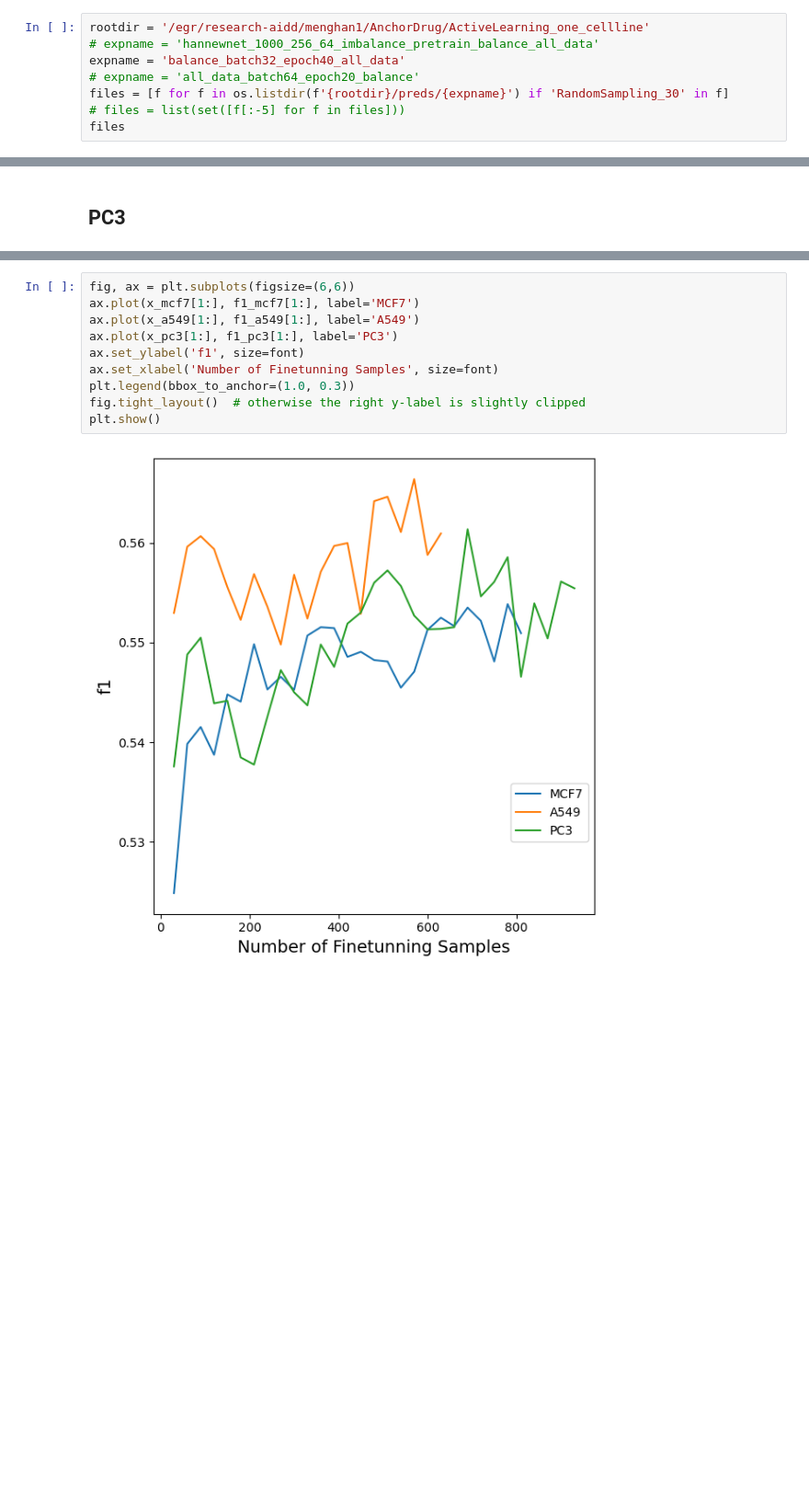
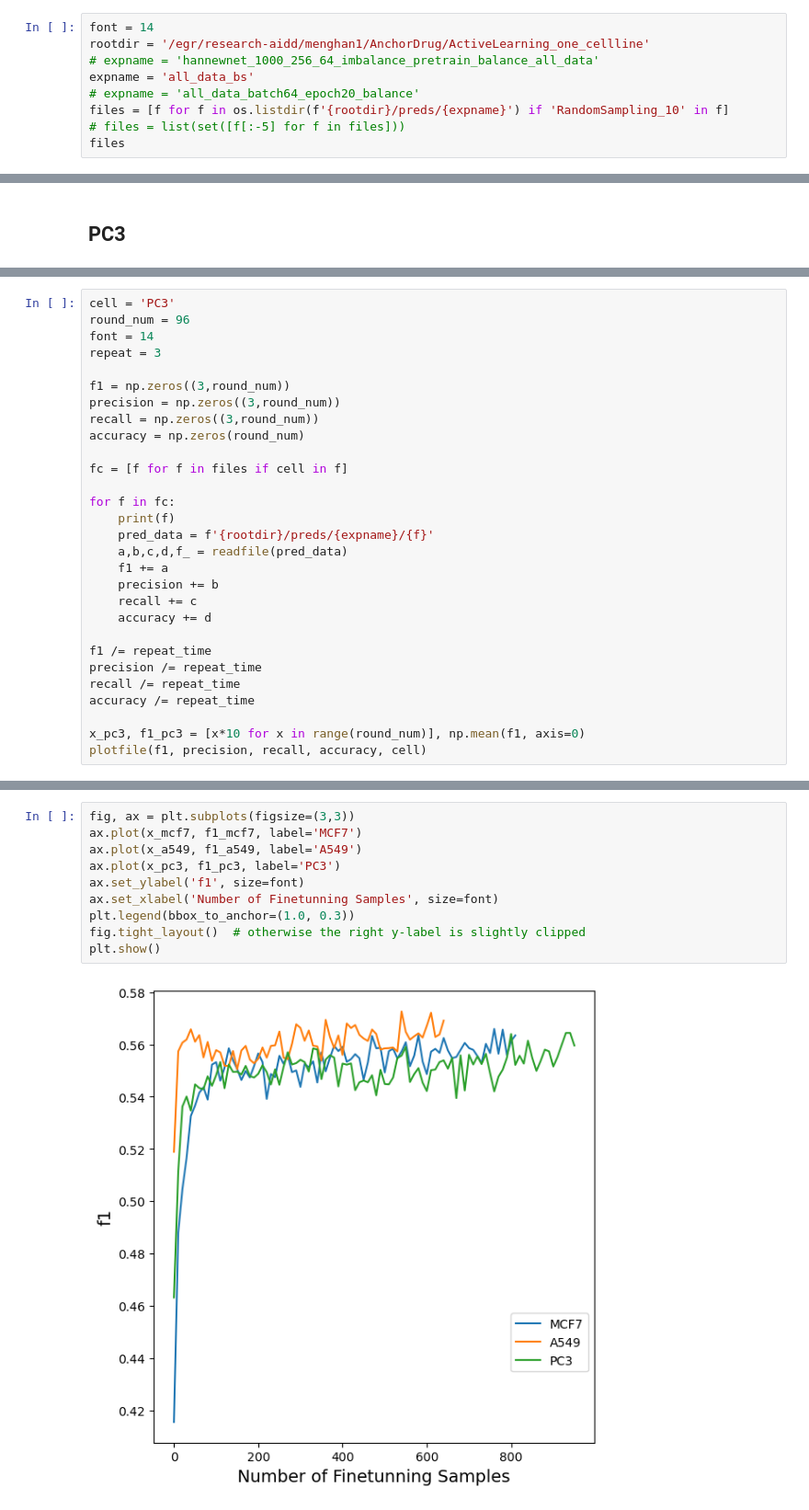
Before and after one commit to dearhannah/AnchorDrug_official, a Jupyter notebook: DataAnalysis/converge_curve.ipynb, the cells around one changed output, grey strips where cells are left out. Shown at 92% size. Cells and saved outputs as stored; diff of their text form; blank space fills up the shorter version.

```diff
--- a/DataAnalysis/converge_curve.ipynb
+++ b/DataAnalysis/converge_curve.ipynb
@@ -9,9 +47,10 @@ from sklearn.metrics import f1_score, precision_score, recall_score, accuracy_sc
 # %%
+font = 14
 rootdir = '/egr/research-aidd/menghan1/AnchorDrug/ActiveLearning_one_cellline'
 # expname = 'hannewnet_1000_256_64_imbalance_pretrain_balance_all_data'
-expname = 'balance_batch32_epoch40_all_data'
+expname = 'all_data_bs'
 # expname = 'all_data_batch64_epoch20_balance'
-files = [f for f in os.listdir(f'{rootdir}/preds/{expname}') if 'RandomSampling_30' in f]
+files = [f for f in os.listdir(f'{rootdir}/preds/{expname}') if 'RandomSampling_10' in f]
 # files = list(set([f[:-5] for f in files]))
 files
 # %% [output]
@@ -274,0 +142,29 @@ LINCS_PC3_RandomSampling_30_0_957_20240710_191222__2.csv
+# %%
+cell = 'PC3'
+round_num = 96
+font = 14
+repeat = 3
+
+f1 = np.zeros((3,round_num))
+precision = np.zeros((3,round_num))
+recall = np.zeros((3,round_num))
+accuracy = np.zeros(round_num)
+
+fc = [f for f in files if cell in f]
+
+for f in fc:
+    print(f)
+    pred_data = f'{rootdir}/preds/{expname}/{f}'
+    a,b,c,d,f_ = readfile(pred_data)
+    f1 += a
+    precision += b
+    recall += c
+    accuracy += d
+
+f1 /= repeat_time
+precision /= repeat_time
+recall /= repeat_time
+accuracy /= repeat_time
+
+x_pc3, f1_pc3 = [x*10 for x in range(round_num)], np.mean(f1, axis=0)
+plotfile(f1, precision, recall, accuracy, cell)
@@ -275,12 +190,12 @@ LINCS_PC3_RandomSampling_30_0_957_20240710_191222__2.csv
 # %%
-fig, ax = plt.subplots(figsize=(6,6))
-ax.plot(x_mcf7[1:], f1_mcf7[1:], label='MCF7')
-ax.plot(x_a549[1:], f1_a549[1:], label='A549')
-ax.plot(x_pc3[1:], f1_pc3[1:], label='PC3')
+fig, ax = plt.subplots(figsize=(3,3))
+ax.plot(x_mcf7, f1_mcf7, label='MCF7')
+ax.plot(x_a549, f1_a549, label='A549')
+ax.plot(x_pc3, f1_pc3, label='PC3')
 ax.set_ylabel('f1', size=font)
 ax.set_xlabel('Number of Finetunning Samples', size=font)
 plt.legend(bbox_to_anchor=(1.0, 0.3))
 fig.tight_layout()  # otherwise the right y-label is slightly clipped
 plt.show()
 # %% [output]
-[figure, old version]
+[figure, new version]
```
Also changed, not shown: parts of 12 cells of this notebook, 1 other file.
